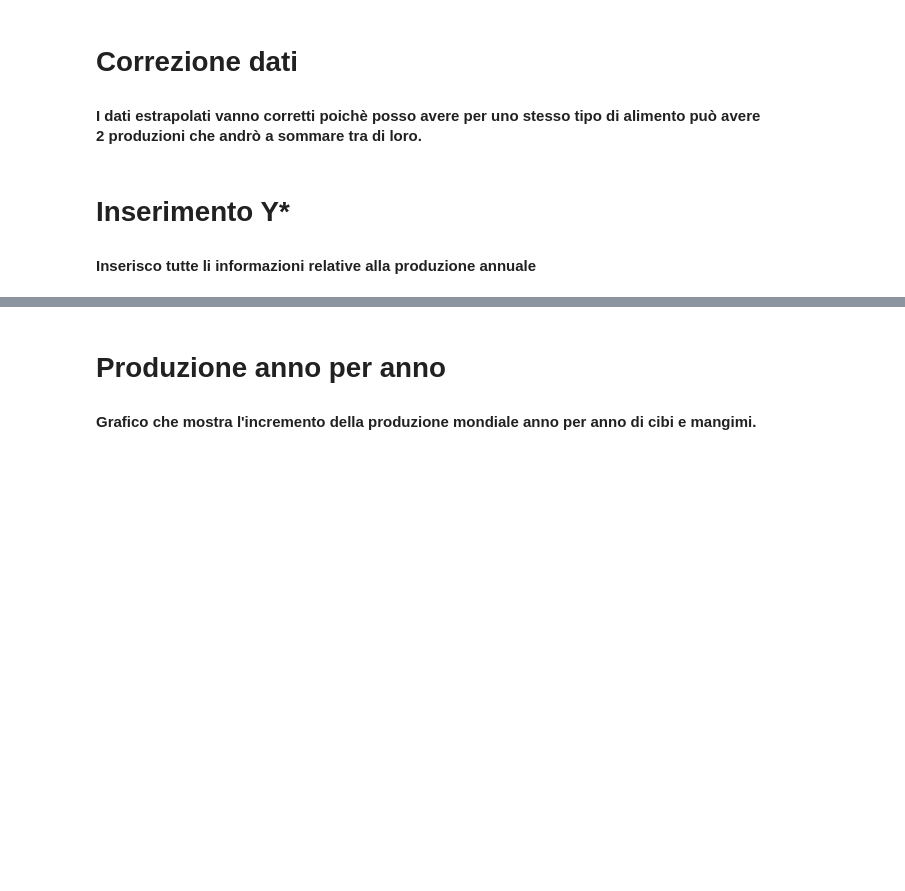
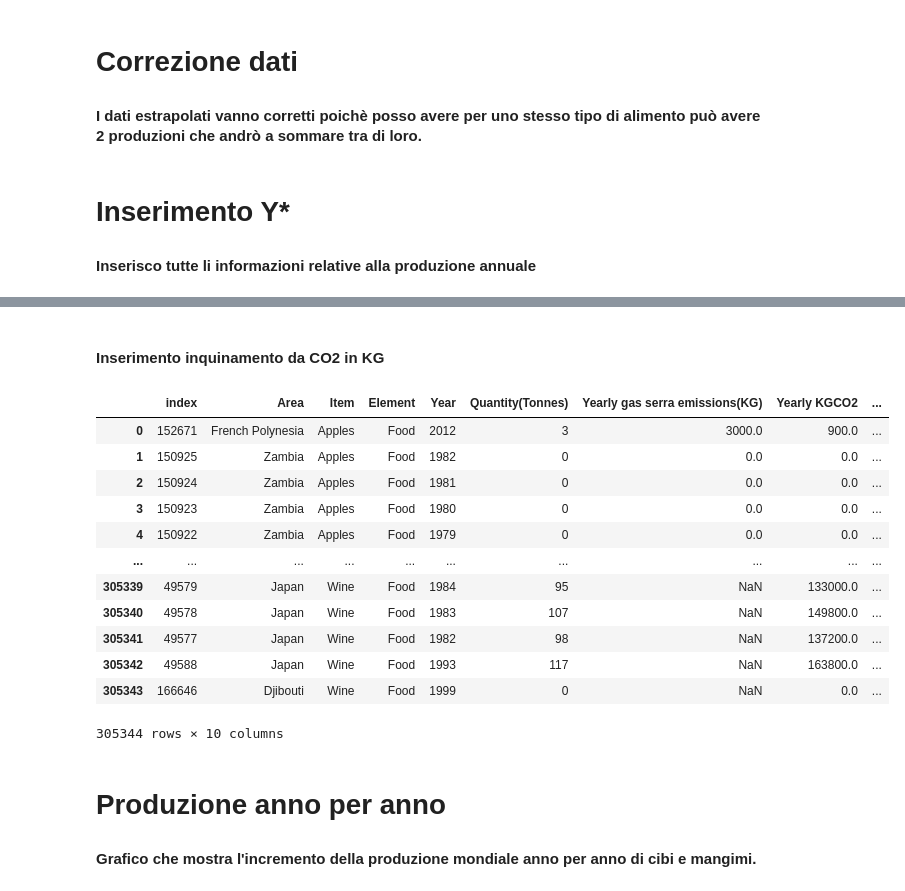
Before and after one commit to monkeymatt0/ProduzioneCibiMangimiImpattoAmbientale, a Jupyter notebook: MatteoVolleroDataVis.ipynb, the cells around one changed output, grey strips where cells are left out. Drawn from its saved outputs; the diff is of its cells as text; code cells hidden in the pictures; blank space fills up the shorter version.

```diff
--- a/MatteoVolleroDataVis.ipynb
+++ b/MatteoVolleroDataVis.ipynb
@@ -682,3 +776,79 @@ graphics_df
+# %% [markdown]
+#### Inserimento inquinamento da CO2 in KG
+# %%
+Food_feed_CO2_dict = dict()
+for key in Food_types_CO2KG_dict.keys():
+     Food_feed_CO2_dict[key] = Food_types_CO2KG_dict[key]
+for key in Feed_types_CO2KG_dict.keys():
+     Food_feed_CO2_dict[key] = Feed_types_CO2KG_dict[key]
+
+def get_CO2_producted():
+     ret = list()
+     value_needed = graphics_df.groupby("Item").count().reset_index()[["Item", "Area"]]
+     # Questo lo devi migliorare perche non va a considerare che ci possono essere dei valori che vanno in accoppiata tipo "Wheat & Rye"
+     for index, value in value_needed.iterrows():
+          CO2_multiplier = 0
+          if len(Food_Production_df.loc[Food_Production_df["Food product"] == value["Item"], "Total_emissions"]) != 0:
+               CO2_multiplier = Food_Production_df.loc[Food_Production_df["Food product"] == value["Item"], "Total_emissions"].to_list()[0]
+          else:
+               CO2_multiplier = 0
+
+          for i in range(value["Area"]):
+               ret.append(CO2_multiplier)
+     return ret
+
+def get_gPO4_producted():
+     ret = list()
+     value_needed = graphics_df.groupby("Item").count().reset_index()[["Item", "Area"]]
+
+     for index, value in value_needed.iterrows():
+          gPO4_multiplier = 0
+          if len(Food_Production_df.loc[Food_Production_df["Food product"] == value["Item"], "Eutrophying emissions per kilogram (gPO₄eq per kilogram)"]) != 0:
+               gPO4_multiplier = Food_Production_df.loc[Food_Production_df["Food product"] == value["Item"], "Eutrophying emissions per kilogram (gPO₄eq per kilogram)"].to_list()[0]
+          else:
+               gPO4_multiplier = 0
+
+          for i in range(value["Area"]):
+               ret.append(gPO4_multiplier)
+
+     return ret
+
+def get_yearly_water_usage():
+     ret = list()
+     value_needed = graphics_df.groupby("Item").count().reset_index()[["Item", "Area"]]
+
+     for index, value in value_needed.iterrows():
+          gPO4_multiplier = 0
+          if len(Food_Production_df.loc[Food_Production_df["Food product"] == value["Item"], "Freshwater withdrawals per kilogram (liters per kilogram)"]) != 0:
+               gPO4_multiplier = Food_Production_df.loc[Food_Production_df["Food product"] == value["Item"], "Freshwater withdrawals per kilogram (liters per kilogram)"].to_list()[0]
+          else:
+               gPO4_multiplier = 0
+
+          for i in range(value["Area"]):
+               ret.append(gPO4_multiplier)
+
+     return ret
+
+
+
+graphics_df["Yearly KGCO2"] = (graphics_df["Quantity(Tonnes)"] * 1000) * get_CO2_producted()
+graphics_df["Yearly gPO4 producted"] = (graphics_df["Quantity(Tonnes)"] * 1000) * get_gPO4_producted()
+graphics_df["Yearly water usage(lt)"] = (graphics_df["Quantity(Tonnes)"] * 1000) * get_yearly_water_usage()
+graphics_df
+# %% [output]
+|  | index | Area | Item | Element | Year | Quantity(Tonnes) | Yearly gas serra emissions(KG) | Yearly KGCO2 | ... |
+| 0 | 152671 | French Polynesia | Apples | Food | 2012 | 3 | 3000.0 | 900.0 | ... |
+| 1 | 150925 | Zambia | Apples | Food | 1982 | 0 | 0.0 | 0.0 | ... |
+| 2 | 150924 | Zambia | Apples | Food | 1981 | 0 | 0.0 | 0.0 | ... |
+| 3 | 150923 | Zambia | Apples | Food | 1980 | 0 | 0.0 | 0.0 | ... |
+| 4 | 150922 | Zambia | Apples | Food | 1979 | 0 | 0.0 | 0.0 | ... |
+| ... | ... | ... | ... | ... | ... | ... | ... | ... | ... |
+| 305339 | 49579 | Japan | Wine | Food | 1984 | 95 | NaN | 133000.0 | ... |
+| 305340 | 49578 | Japan | Wine | Food | 1983 | 107 | NaN | 149800.0 | ... |
+| 305341 | 49577 | Japan | Wine | Food | 1982 | 98 | NaN | 137200.0 | ... |
+| 305342 | 49588 | Japan | Wine | Food | 1993 | 117 | NaN | 163800.0 | ... |
+| 305343 | 166646 | Djibouti | Wine | Food | 1999 | 0 | NaN | 0.0 | ... |
+305344 rows × 10 columns
 # %% [markdown]
 # Produzione anno per anno
 #### Grafico che mostra l'incremento della produzione mondiale anno per anno di cibi e mangimi.
```
Also changed, not shown: parts of 9 cells of this notebook, 1 other file.
